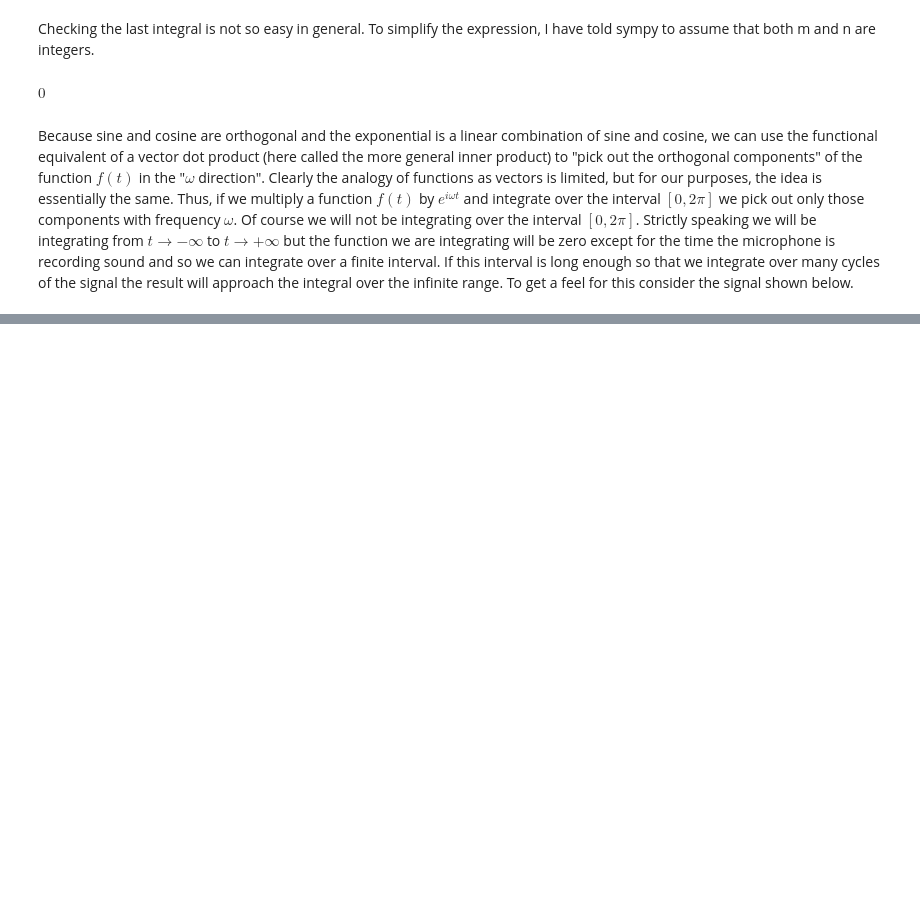
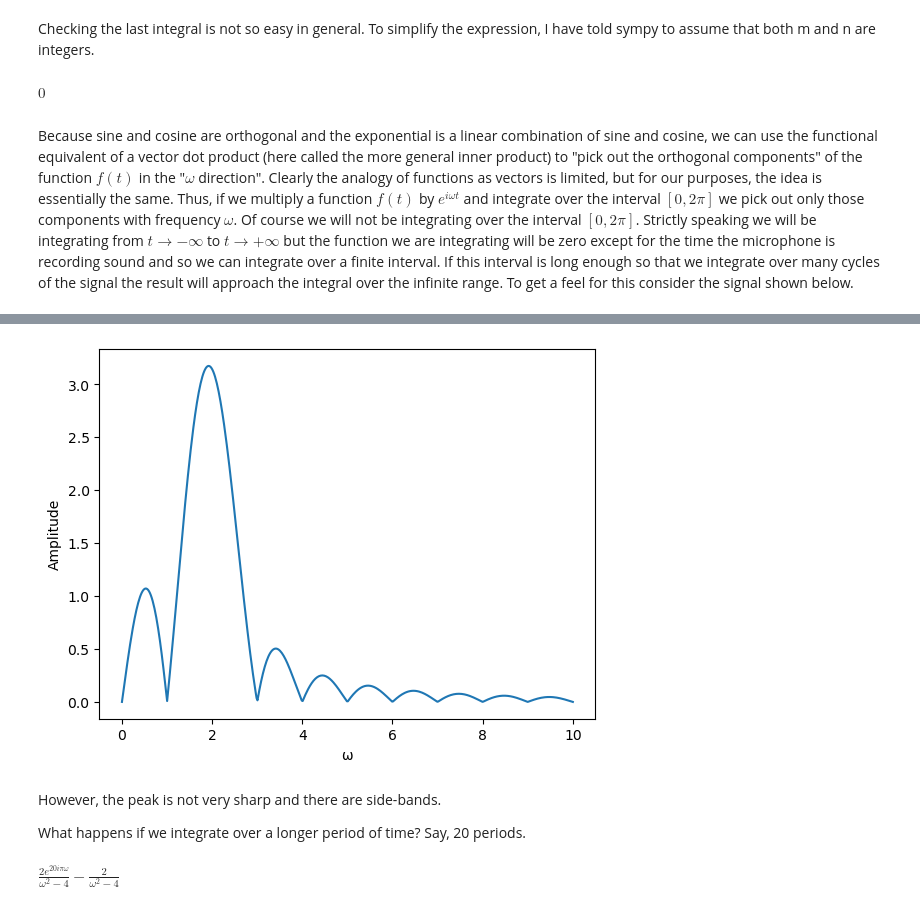
Before and after one commit to brinerk/LabsCapstone, a Jupyter notebook: Lab21/Lab 21.ipynb, the cells around one changed output, grey strips where cells are left out. Drawn from its saved outputs; the diff is of its cells as text; code cells hidden in the pictures; blank space fills up the shorter version.

```diff
--- a/Lab21/Lab 21.ipynb
+++ b/Lab21/Lab 21.ipynb
@@ -160,0 +170,22 @@ plt.show()
+# %%
+t = np.linspace(0,10,500)
+
+f_res0 = [abs(sym.N(f_ω0.subs({ω: i}))) for i in t]
+
+plt.plot(t, f_res0)
+plt.ylabel('Amplitude')
+plt.xlabel('ω')
+plt.show()
+# %% [output]
+[figure, added]
+# %% [markdown]
+However, the peak is not very sharp and there are side-bands.
+
+What happens if we integrate over a longer period of time? Say, 20 periods.
+# %%
+ω, t = sym.symbols('ω t')
+
+f_ω1 = sym.integrate(sym.exp(sym.I*ω*t) * sym.sin(2*t), (t, 0, 20*sym.pi)).args[2][0]
+f_ω1
+# %% [output]
+$\displaystyle \frac{2 e^{20 i \pi ω}}{ω^{2} - 4} - \frac{2}{ω^{2} - 4}$
```
Also changed, not shown: parts of 13 cells of this notebook.
